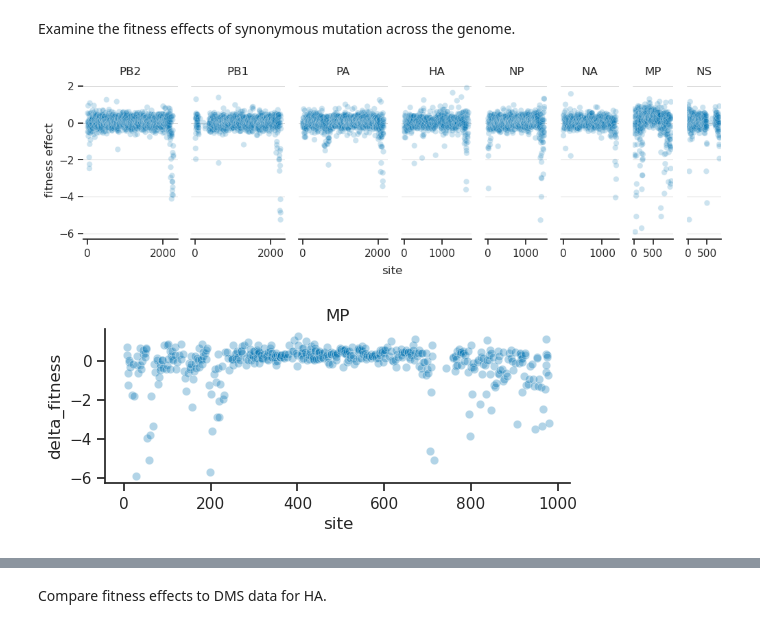
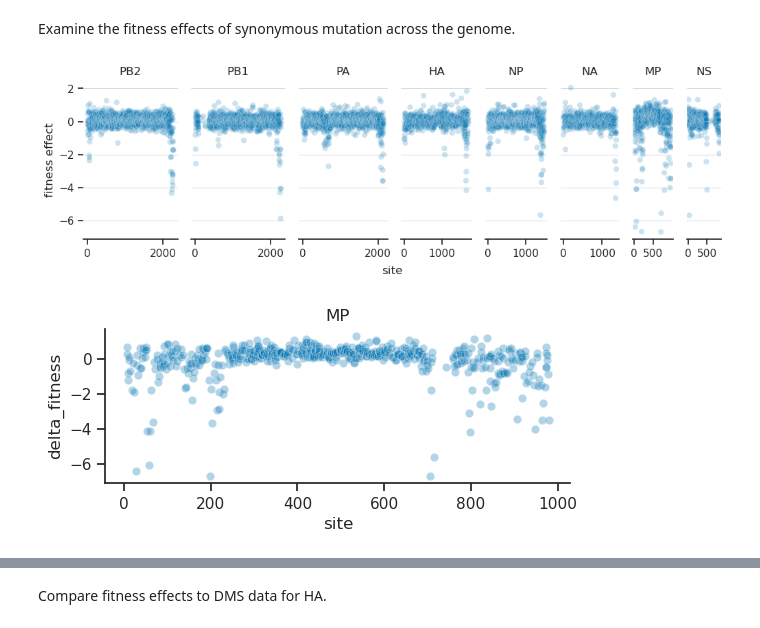
Before and after one commit to matsengrp/flu-mut-rates, a Jupyter notebook: notebooks/analyze_fitness_effects.ipynb, the cells around one changed output, grey strips where cells are left out. Drawn from its saved outputs; the diff is of its cells as text; code cells hidden in the pictures.

```diff
--- a/notebooks/analyze_fitness_effects.ipynb
+++ b/notebooks/analyze_fitness_effects.ipynb
@@ -342,0 +22,6 @@ plt.show()
+# %%
+# Read in fitness effects of amino-acid mutations
+fitness_df = pd.read_csv('../results/aa_fitness_effects.csv', keep_default_na=False)
+
+# Read in data on fitness effects of synonymous mutations at a given site
+site_syn_fitness_df = pd.read_csv('../results/sitewise_synonymous_fitness_effects.csv', keep_default_na=False)
@@ -395,10 +71,13 @@ plt.show()
 Plot distributions of fitness effects as a function of gene.
 # %%
 # Get data
-count_threshold = 25
+count_threshold = 10
 data = fitness_df[fitness_df['expected_count'] >= count_threshold].copy()
 fitness_lod = np.log(0.5/(count_threshold+0.5))
-# data['delta_fitness'] = data['delta_fitness'].clip(lower=np.log(0.5/(count_threshold+0.5)))
+
+# TODO: remove
+data['gene'] = data['gene'].apply(lambda x: x.upper())
+data = data[data['gene'] != 'PB1;PB1-F2']
 
 # Explode dataframe so that there is one row per mutation per gene
 data['gene'] = data['gene'].str.split(';')
@@ -458,44 +137,45 @@ Examine the fitness effects of synonymous mutation across the genome.
 # Get data
 count_threshold = 25
 mut_classes_to_plot = ['synonymous']
-syn_data = nt_fitness_df[
-    (nt_fitness_df['subtype'].isin(['all', 'H1', 'N1'])) &
-    (nt_fitness_df['mut_class'].isin(mut_classes_to_plot)) &
-    (nt_fitness_df['expected_count'] >= count_threshold)
+syn_data = site_syn_fitness_df[
+    (site_syn_fitness_df['subtype'].isin(['all', 'H1', 'N1'])) &
+    (site_syn_fitness_df['mut_class'].isin(mut_classes_to_plot)) &
+    (site_syn_fitness_df['expected_count'] >= count_threshold)
 ].copy()
 
 # Get width ratios for plotting segments
 segments = ['PB2', 'PB1', 'PA', 'HA', 'NP', 'NA', 'MP', 'NS']
 width_ratios = []
 for segment in segments:
-    data = counts_df[counts_df['segment'] == segment]
+    # TODO: update with more accurate width ratios
+    data = site_syn_fitness_df[site_syn_fitness_df['segment'] == segment]
     width_ratios.append(data['site'].max())
 
 # Plot data
 (fig, axs) = plt.subplots(
     ncols=len(segments), sharey=True, figsize=[12, 3],
     gridspec_kw={'width_ratios': width_ratios}
 )
 for (i, segment) in enumerate(segments):
     data = syn_data[(syn_data['segment'] == segment)]
     sns.scatterplot(
         x='site', y='delta_fitness', data=data, ax=axs[i], alpha=0.2,
         hue='mut_class', palette=mut_class_colors
     )
     axs[i].grid(axis='y', which='both', lw=0.5)
     axs[i].set(title=segment, xlabel='')
     axs[i].get_legend().remove()
     if i > 0:
         axs[i].tick_params(axis='y', which='both', left=False, labelleft=False)
     if segment in ['MP', 'NS']:
         axs[i].set(xticks=[0, 500])
     sns.despine(left=True, ax=axs[i])
 
 axs[0].set(ylabel='fitness effect')
 fig.text(0.5, -0.06, 'site', ha='center')
 plt.show()
 # %% [output]
-[figure, old version]
+[figure, new version]
 # %%
 segment = 'MP'
 data = syn_data[(syn_data['segment'] == segment)]
@@ -505,4 +185,4 @@ plt.title(segment)
 sns.despine()
 plt.show()
 # %% [output]
-[figure, old version]
+[figure, new version]
```
Also changed, not shown: parts of 49 cells of this notebook, 1 other file.
